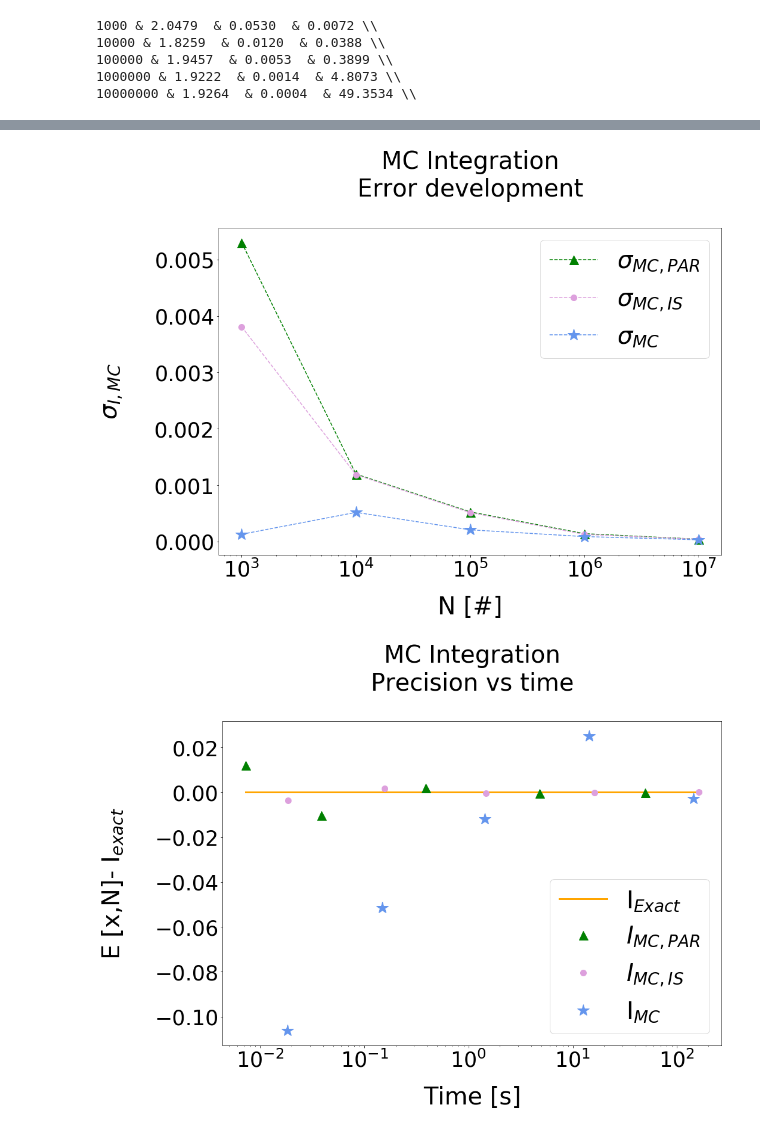
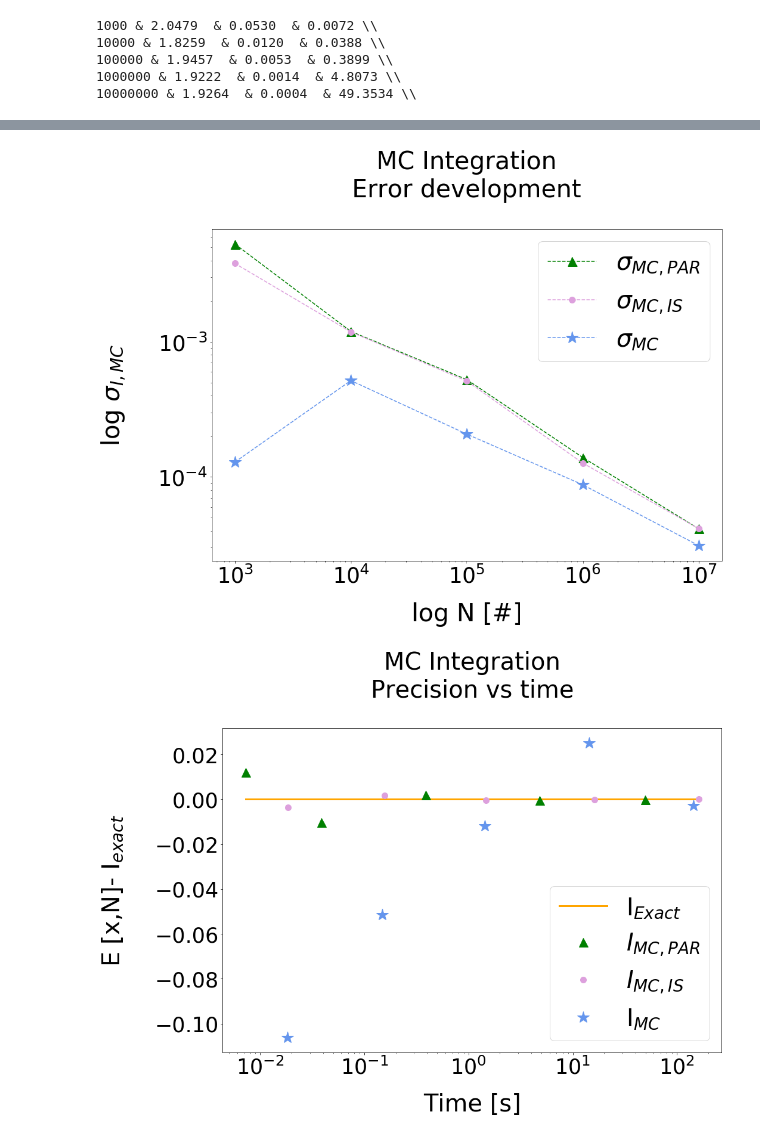
Before and after one commit to OlineRanum/FYS3150, a Jupyter notebook: Project_3/Py_Scripts/Results.ipynb, the cells around one changed output, grey strips where cells are left out. Saved outputs shown, nothing was run; the diff lists cells and outputs as text; code cells hidden in the pictures.

```diff
--- a/Project_3/Py_Scripts/Results.ipynb
+++ b/Project_3/Py_Scripts/Results.ipynb
@@ -470,24 +474,24 @@ plt.savefig('MC_integration.png', bbox_inches = 'tight')
 # %%
 plt.figure(figsize = (15,10))
 
 
 plt.title('MC Integration\nError development\n',fontsize = fsize)
 plt.yticks(fontsize = fsize-5)
 plt.xticks(fontsize = fsize-5)
 
-plt.semilogx(N, error_mean_par, '--^', c = 'green', ms = 15)
-plt.semilogx(N, error_mean_is, '--.', c = 'plum', ms = 20)
-plt.semilogx(N, error_mean, '--*', c = 'cornflowerblue', ms = 20)
+plt.loglog(N, error_mean_par, '--^', c = 'green', ms = 15)
+plt.loglog(N, error_mean_is, '--.', c = 'plum', ms = 20)
+plt.loglog(N, error_mean, '--*', c = 'cornflowerblue', ms = 20)
 
 
 plt.legend(['$\sigma_{MC,PAR}$', '$\sigma_{MC,IS}$', '$\sigma_{MC}$'], fontsize = fsize)
 #plt.ylim([-5,250])
-plt.xlabel('N [#]',  fontsize = fsize, labelpad = 25)
-plt.ylabel('$\sigma_{I,MC}$', fontsize = fsize,  labelpad = 50)
+plt.xlabel('log N [#]',  fontsize = fsize, labelpad = 25)
+plt.ylabel('log $\sigma_{I,MC}$', fontsize = fsize,  labelpad = 50)
 #plt.xlim([-2.2,2.2])
 plt.savefig('MC_integration_error.png', bbox_inches = 'tight')
 # %% [output]
-[figure, old version]
+[figure, new version]
 # %%
 plt.figure(figsize = (15,10))
 
```
Also changed, not shown: parts of 9 cells of this notebook, 13 other files.
